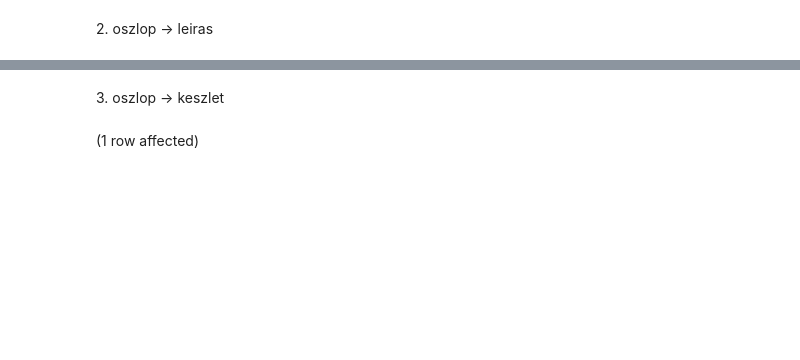
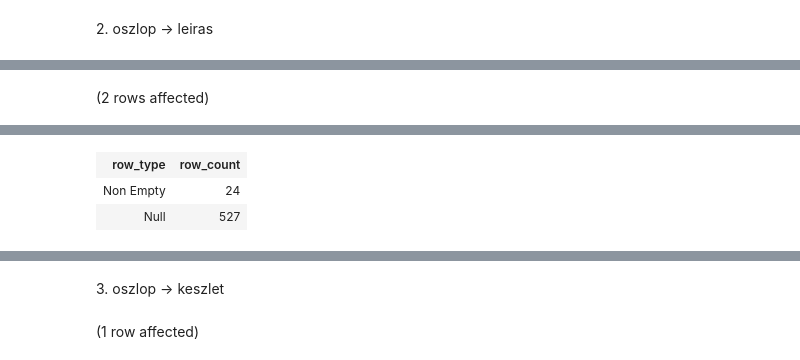
Before and after one commit to peterurszuly/Adatbazisok-G02, a Jupyter notebook: Hazi_feladat_01.ipynb, the cells around one changed output, grey strips where cells are left out. Saved outputs shown, nothing was run; the diff lists cells and outputs as text; code cells hidden in the pictures; blank space fills up the shorter version.

```diff
--- a/Hazi_feladat_01.ipynb
+++ b/Hazi_feladat_01.ipynb
@@ -40,0 +34,13 @@ Total execution time: 00:00:00.013
+# %%
+
+SELECT row_type,
+    COUNT(*) row_count
+FROM
+    (SELECT
+        CASE WHEN LEIRAS IS NULL THEN 'Null'
+            ELSE 'Non Empty'
+            END AS row_type
+        FROM Termek) rows
+GROUP BY row_type
+# %% [output]
+(2 rows affected)
@@ -41 +48,4 @@ Total execution time: 00:00:00.013
+| row_type | row_count |
+| Non Empty | 24 |
+| Null | 527 |
 # %% [markdown]
```
Also changed, not shown: parts of 11 cells of this notebook.
